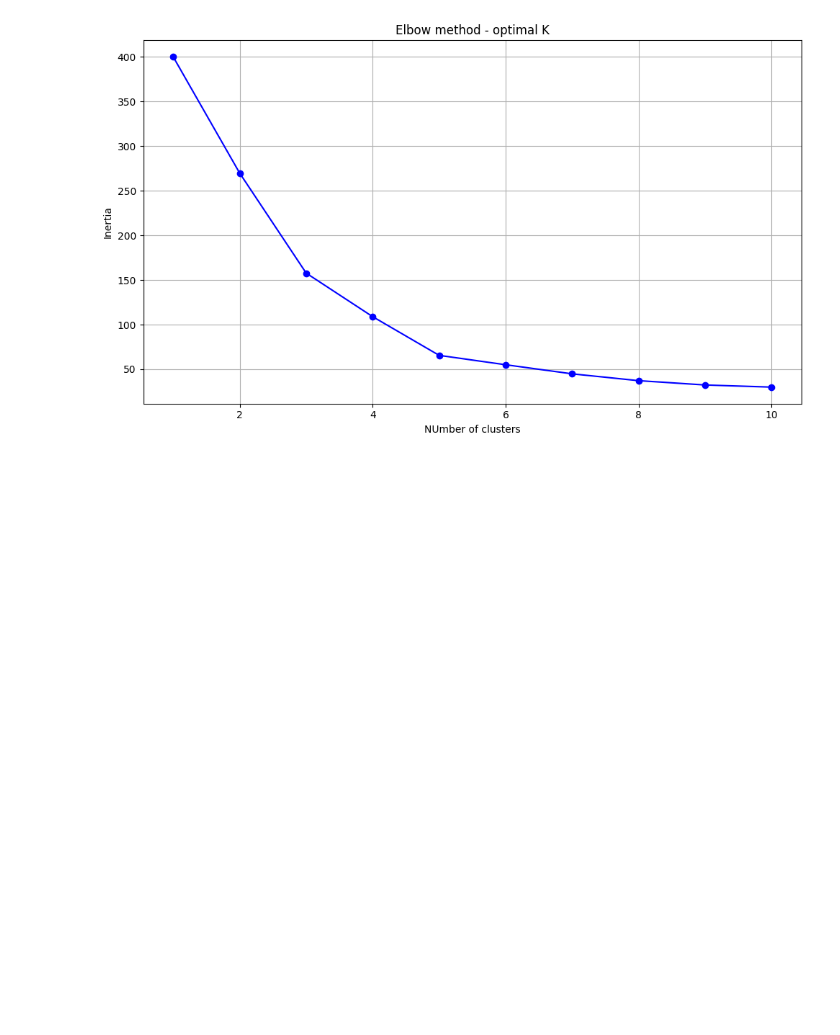
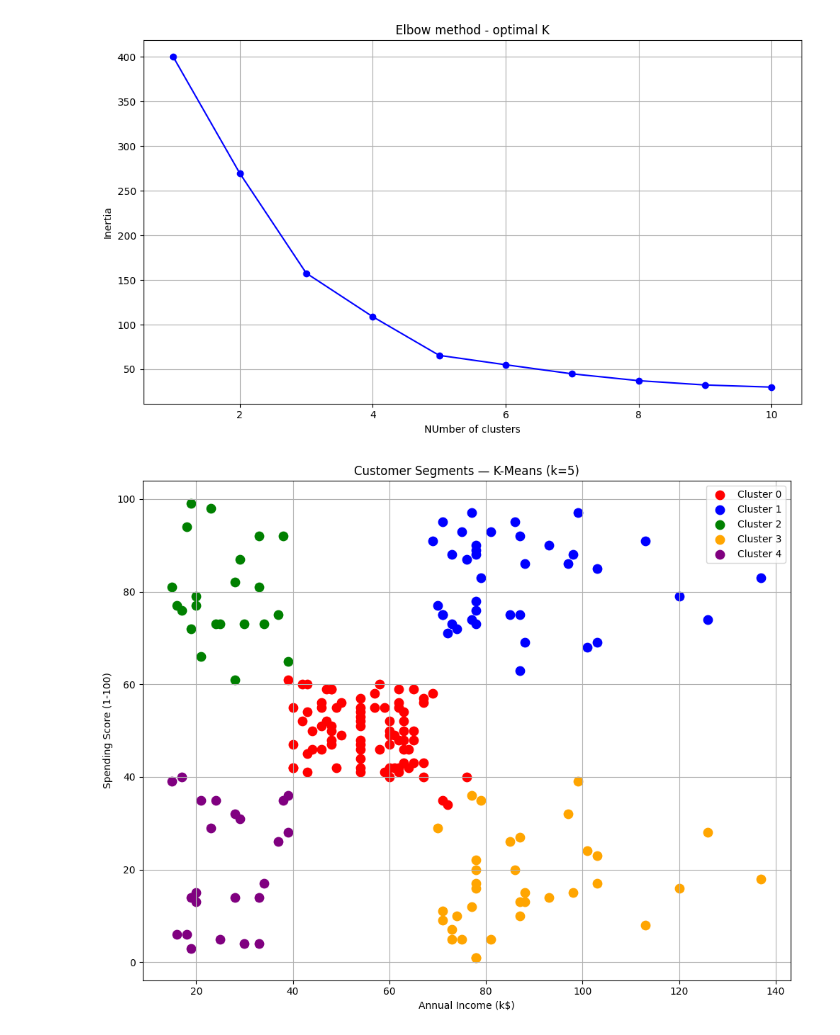
Before and after one commit to Rudeus0/customer_segmentation, a Jupyter notebook: notebooks/analysis.ipynb, the cells around one changed output. Saved outputs shown, nothing was run; the diff lists cells and outputs as text; code cells hidden in the pictures; blank space fills up the shorter version.

Commit message:
feat: add K-Means clustering with k=5, scatter plot visualization

```diff
--- a/notebooks/analysis.ipynb
+++ b/notebooks/analysis.ipynb
@@ -73,3 +73,25 @@ plt.tight_layout()
 plt.show()
 # %% [output]
 [figure]
+# %%
+km = KMeans(n_clusters=5, random_state=42, n_init=10)
+customer['Cluster'] = km.fit_predict(X_scaled)
+
+plt.figure(figsize=(10, 8))
+colors = ['red', 'blue', 'green', 'orange', 'purple']
+for i in range(5):
+    cluster_data = customer[customer['Cluster'] == i]
+    plt.scatter(cluster_data['Annual Income (k$)'],
+                cluster_data['Spending Score (1-100)'],
+                c=colors[i], label=f'Cluster {i}', s=80)
+
+plt.xlabel('Annual Income (k$)')
+plt.ylabel('Spending Score (1-100)')
+plt.title('Customer Segments — K-Means (k=5)')
+plt.legend()
+plt.grid(True)
+plt.tight_layout()
+plt.savefig('../plots/clusters.png')
+plt.show()
+# %% [output]
+[figure, added]
```
Also changed, not shown: parts of 1 cell of this notebook.
